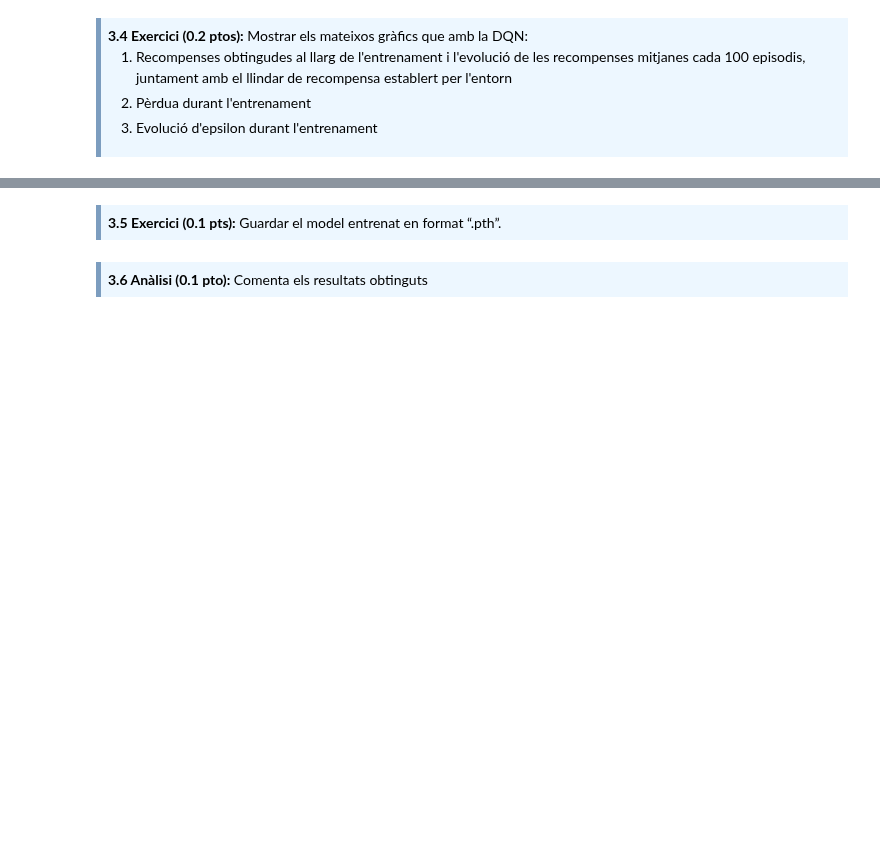
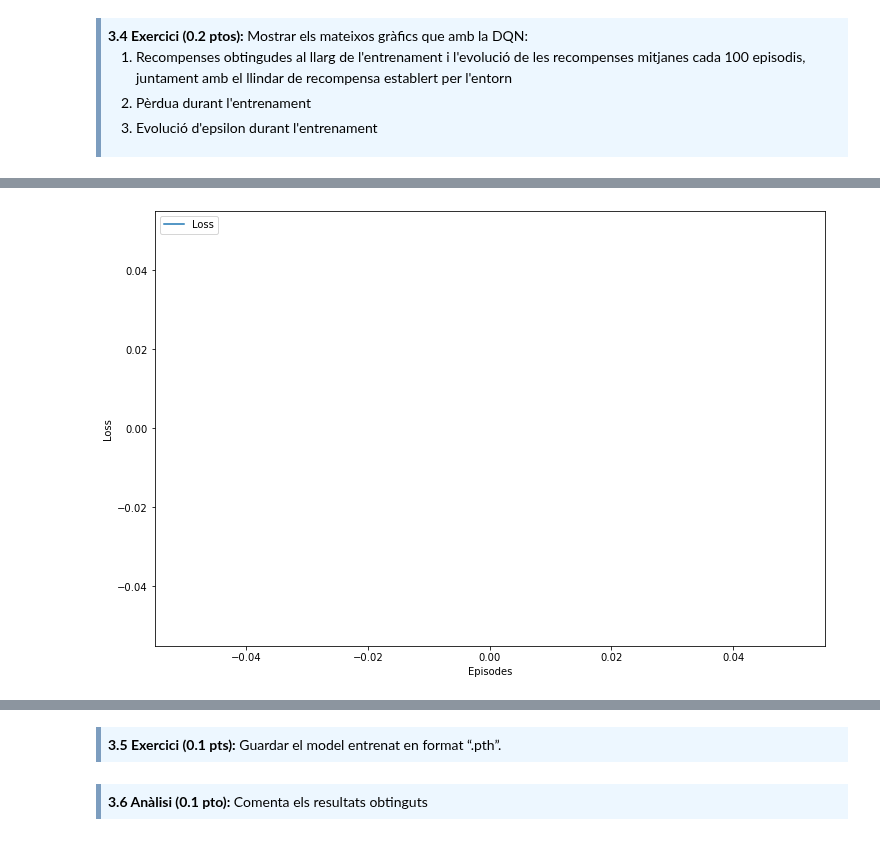
Before and after one commit to jordi-puig/master-data-science, a Jupyter notebook: reinforcement-learning/PAC2/M2.983_2022_1_PAC2-Sol.ipynb, the cells around one changed output, grey strips where cells are left out. Saved outputs shown, nothing was run; the diff lists cells and outputs as text; code cells hidden in the pictures; blank space fills up the shorter version.

```diff
--- a/reinforcement-learning/PAC2/M2.983_2022_1_PAC2-Sol.ipynb
+++ b/reinforcement-learning/PAC2/M2.983_2022_1_PAC2-Sol.ipynb
@@ -1149,11 +1193,11 @@ class DuelingDQNAgent:
         dnnetwork: classe amb la xarxa neuronal dissenyada
         target_network: xarxa objectiu
         buffer: classe amb el buffer de repetició d'experiències
+        reward_threshold: llindar de recompensa definit a l'entorn
         epsilon: epsilon
         eps_decay: epsilon decay
         batch_size: batch size
         nblock: bloc dels X darrers episodis dels quals es calcularà la mitjana de recompensa
-        reward_threshold: llindar de recompensa definit a l'entorn
         """
         if torch.cuda.is_available():
             self.device = 'cuda'
@@ -1173,12 +1217,12 @@ class DuelingDQNAgent:
     ###############################################################
     ####TODO 2: inicialitzar variables extra que es necessiten ####
     def initialize(self):
-        self.sync_eps = []
         self.total_reward = 0
         self.step_count = 0
         self.state0 = stack_frame(None, preprocess_observation(self.env.reset()), True) # inicialitzem l'stack d'estats amb el valor inicial de la primera observació
 
         self.update_loss = [] # loss de l'actualització de la xarxa
+        self.training_update_loss = [] # pérdues de l'entrenament
         self.training_rewards = [] # recompenses de l'entrenament
         self.mean_training_rewards = [] # mitjana de recompenses de l'entrenament
         self.sync_eps = [] # epsilon de sincronització
@@ -1250,8 +1294,9 @@ class DuelingDQNAgent:
                     ########TODO: Emmagatzemar epsilon, training rewards i loss#######
                     self.sync_eps.append(self.epsilon) # emmagatzemar epsilon de sincronització per a cada episodi
                     self.training_rewards.append(self.total_reward) # emmagatzemar recompensa de cada episodi
+
+                    self.training_update_loss.append(self.update_loss)
                     self.update_loss = []
-
 
                     #######################################################################################
                     ###TODO 7: calcular la mitjana de recompensa dels últims X episodis, i emmagatzemar####
@@ -1382,0 +1433,4 @@ plot_rewards(agentDDQN)
+# %%
+plot_loss(agentDDQN)
+# %% [output]
+[figure, added]
```
Also changed, not shown: parts of 31 cells of this notebook, 8 other files.
